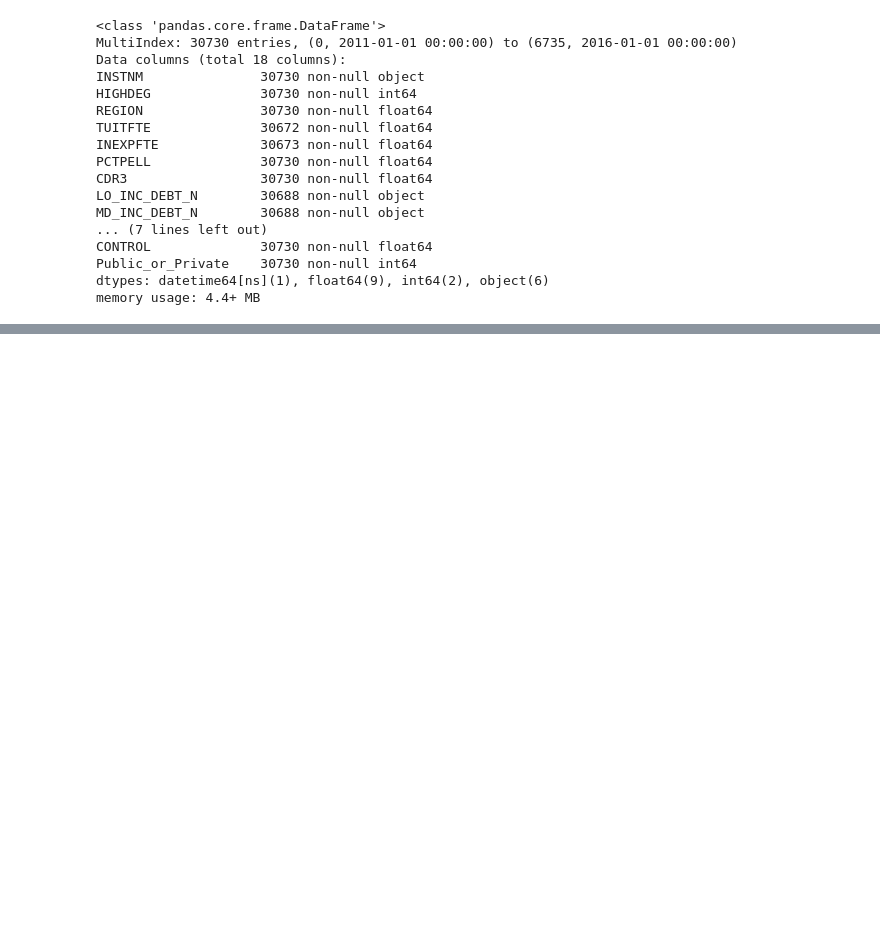
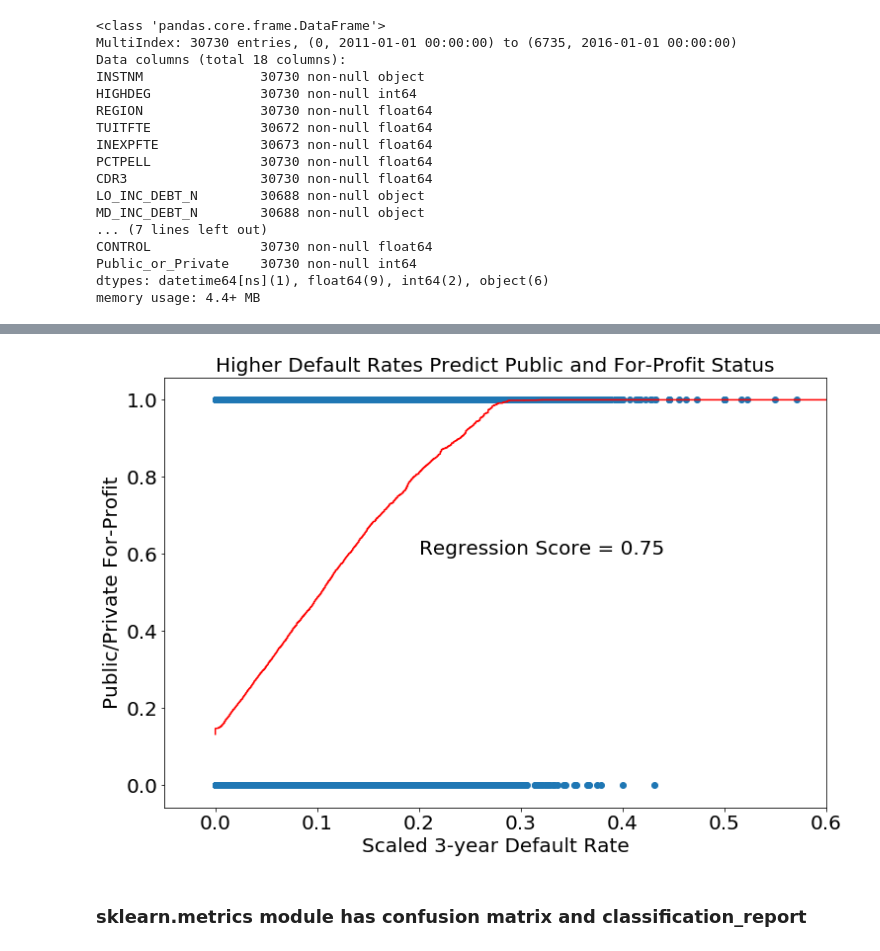
Before and after one commit to CliffordBridges/College-Scorecards-Uses-and-Insights, a Jupyter notebook: CMB_Data_Gathering.ipynb, the cells around one changed output, grey strips where cells are left out. Saved outputs shown, nothing was run; the diff lists cells and outputs as text; code cells hidden in the pictures; blank space fills up the shorter version.

```diff
--- a/CMB_Data_Gathering.ipynb
+++ b/CMB_Data_Gathering.ipynb
@@ -72 +102,20 @@ plt.savefig('LogisticRegression')
 <Figure size 432x288 with 0 Axes>
+# %%
+fig = plt.figure(figsize=(12,8))
+
+plt.scatter('CDR3', 'Public_or_Private', data=filled_full_df_nonans)
+plt.plot(filled_full_df_nonans.CDR3.sort_values(), filled_full_df_nonans.ProbCorrect_Predicted_Public_or_Private.sort_values(), c='r')
+plt.xlabel('Scaled 3-year Default Rate', fontsize=20)
+plt.ylabel('Public/Private For-Profit', fontsize=20)
+plt.title('Higher Default Rates Predict Public and For-Profit Status', fontsize=20)
+plt.xticks(fontsize=20)
+plt.yticks(fontsize=20)
+plt.text(0.2, 0.6,  f'Regression Score = {round(score,2)}', fontsize=20)
+plt.xlim(-0.05,0.6)
+
+plt.savefig('LogisticRegression.jpeg')
+plt.show()
+# %% [output]
+[figure, added]
+# %% [markdown]
+### sklearn.metrics module has confusion matrix and classification_report
```
Also changed, not shown: parts of 5 cells of this notebook, 2 other files.
